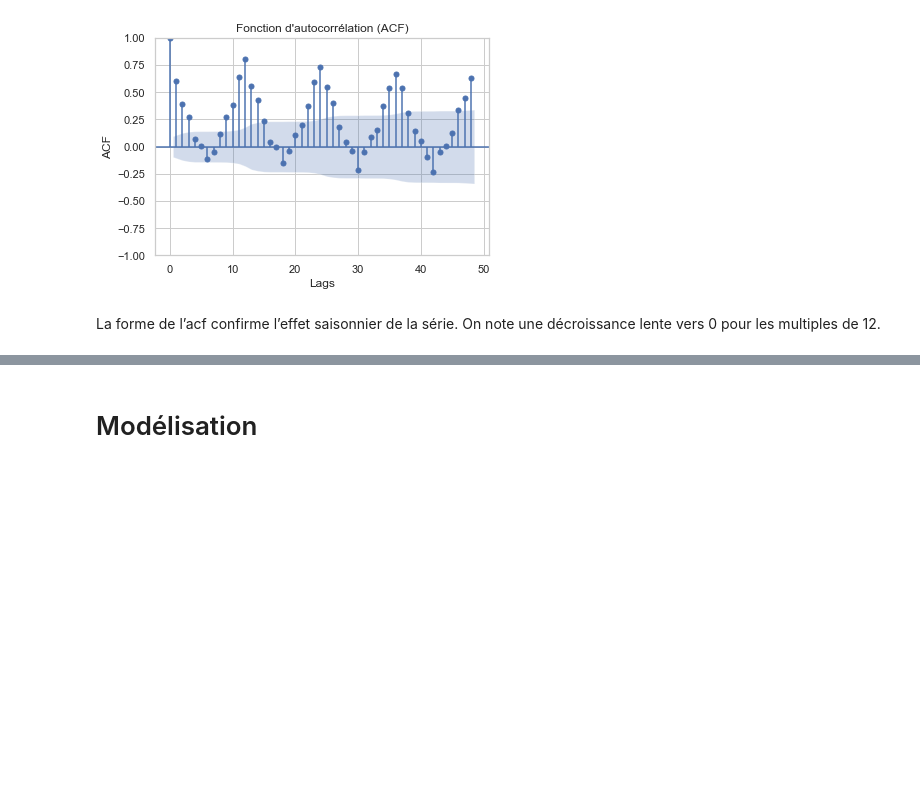
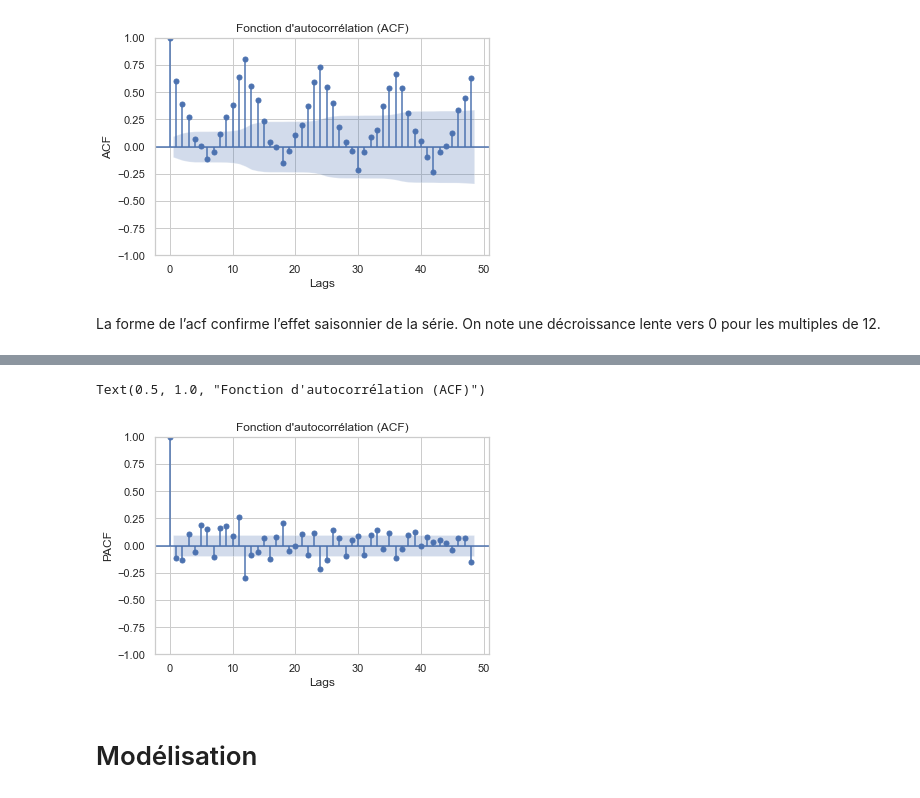
Before and after one commit to Baabel001/Modele-SARIMA, a Jupyter notebook: modele.ipynb, the cells around one changed output, grey strips where cells are left out. Drawn from its saved outputs; the diff is of its cells as text; code cells hidden in the pictures; blank space fills up the shorter version.

```diff
--- a/modele.ipynb
+++ b/modele.ipynb
@@ -167,2 +182,12 @@ La forme de l’acf confirme l’effet saisonnier de la série. On note une déc
+# %%
+from statsmodels.graphics.tsaplots import plot_pacf
+
+plot_pacf(y_diff_12[12:], lags = 48)
+plt.xlabel('Lags')
+plt.ylabel('PACF')
+plt.title('Fonction d\'autocorrélation (ACF)')
+# %% [output]
+Text(0.5, 1.0, "Fonction d'autocorrélation (ACF)")
+[figure, added]
 # %% [markdown]
 # Modélisation
```
Also changed, not shown: parts of 13 cells of this notebook.
